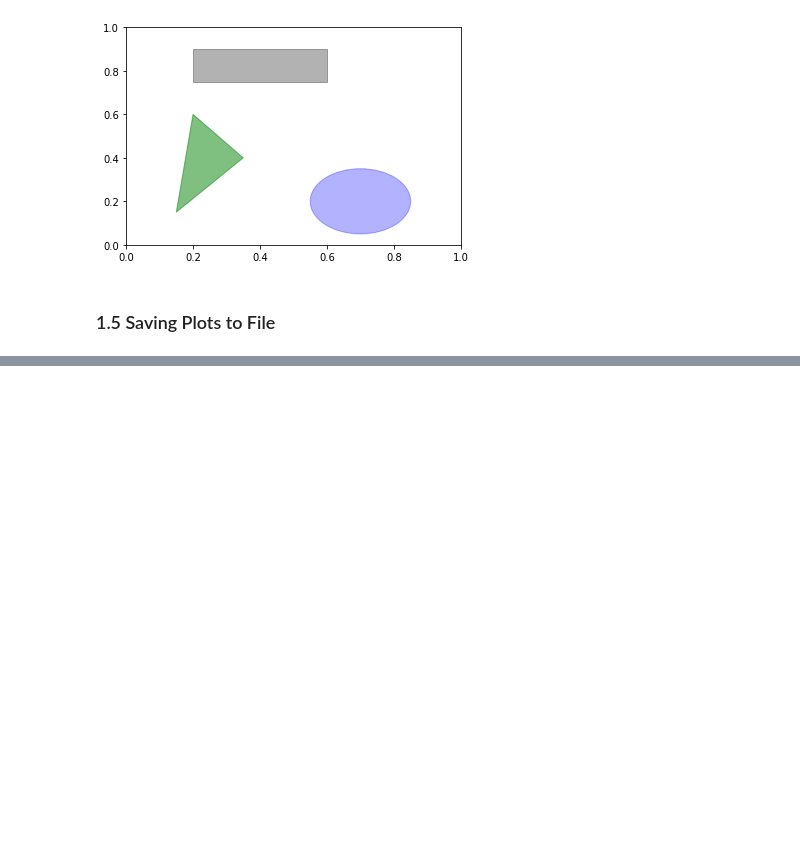
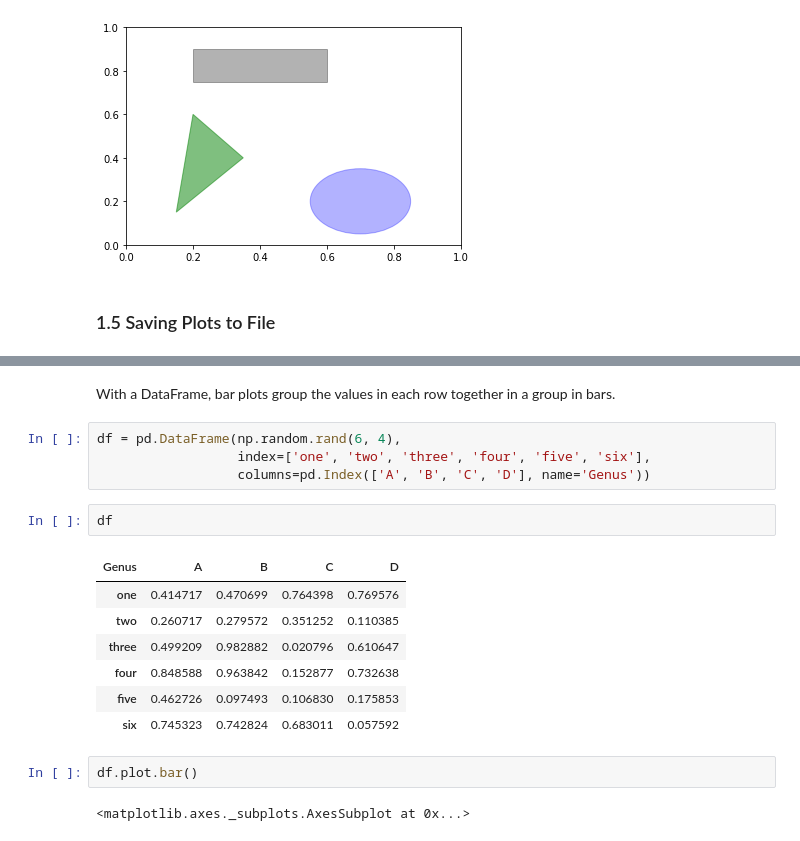
Before and after one commit to Gakun/python_for_data_analysis, a Jupyter notebook: CH9 - Plotting and Visualization.ipynb, the cells around one changed output, grey strips where cells are left out. Cells and saved outputs as stored; diff of their text form; blank space fills up the shorter version.

```diff
--- a/CH9 - Plotting and Visualization.ipynb
+++ b/CH9 - Plotting and Visualization.ipynb
@@ -323,0 +415,20 @@ plt.show()
+# %% [markdown]
+With a DataFrame, bar plots group the values in each row together in a group in bars.
+# %%
+df = pd.DataFrame(np.random.rand(6, 4),
+                  index=['one', 'two', 'three', 'four', 'five', 'six'],
+                  columns=pd.Index(['A', 'B', 'C', 'D'], name='Genus'))
+# %%
+df
+# %% [output]
+| Genus | A | B | C | D |
+| one | 0.414717 | 0.470699 | 0.764398 | 0.769576 |
+| two | 0.260717 | 0.279572 | 0.351252 | 0.110385 |
+| three | 0.499209 | 0.982882 | 0.020796 | 0.610647 |
+| four | 0.848588 | 0.963842 | 0.152877 | 0.732638 |
+| five | 0.462726 | 0.097493 | 0.106830 | 0.175853 |
+| six | 0.745323 | 0.742824 | 0.683011 | 0.057592 |
+# %%
+df.plot.bar()
+# %% [output]
+<matplotlib.axes._subplots.AxesSubplot at 0x...>
```
Also changed, not shown: parts of 74 cells of this notebook, 3 other files.
